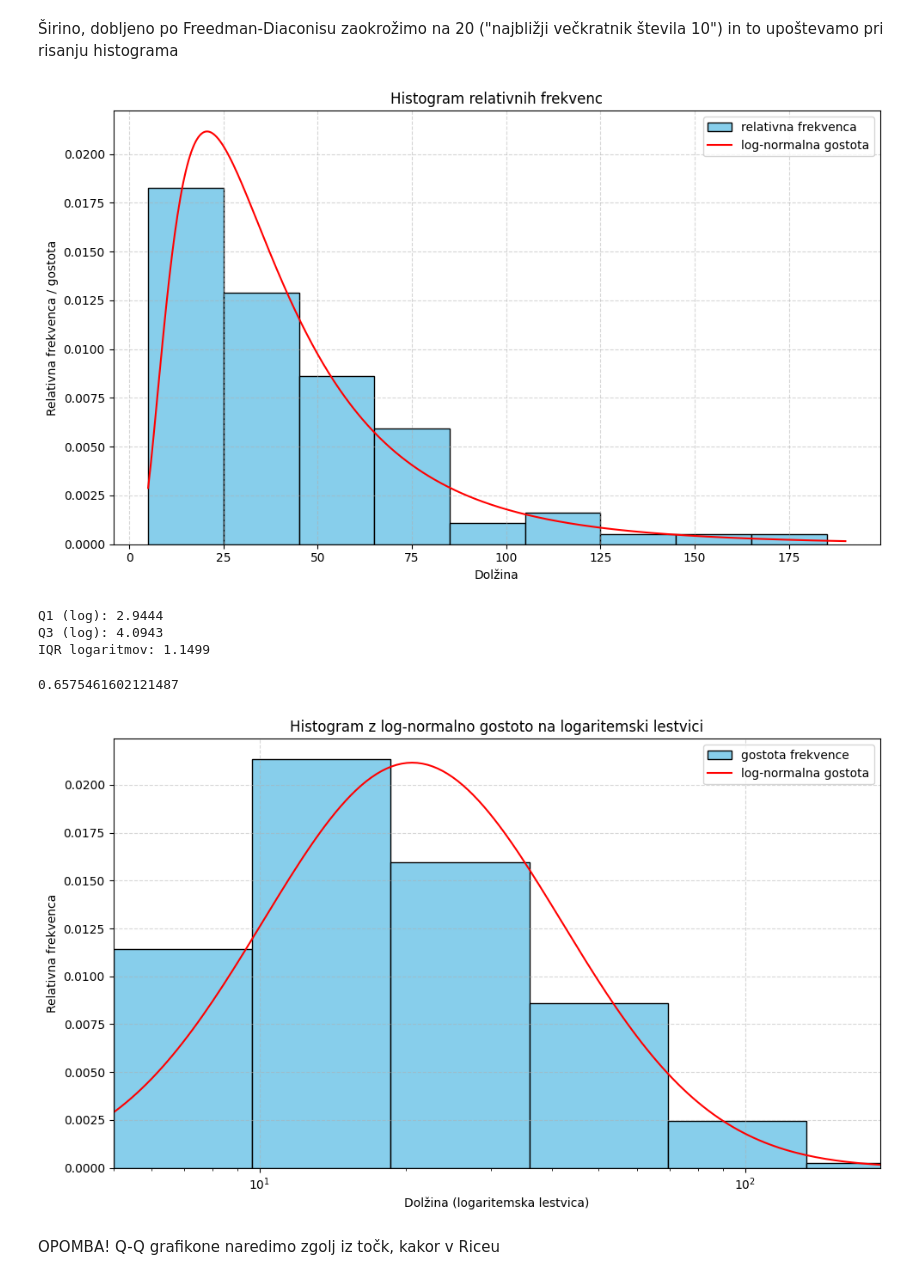
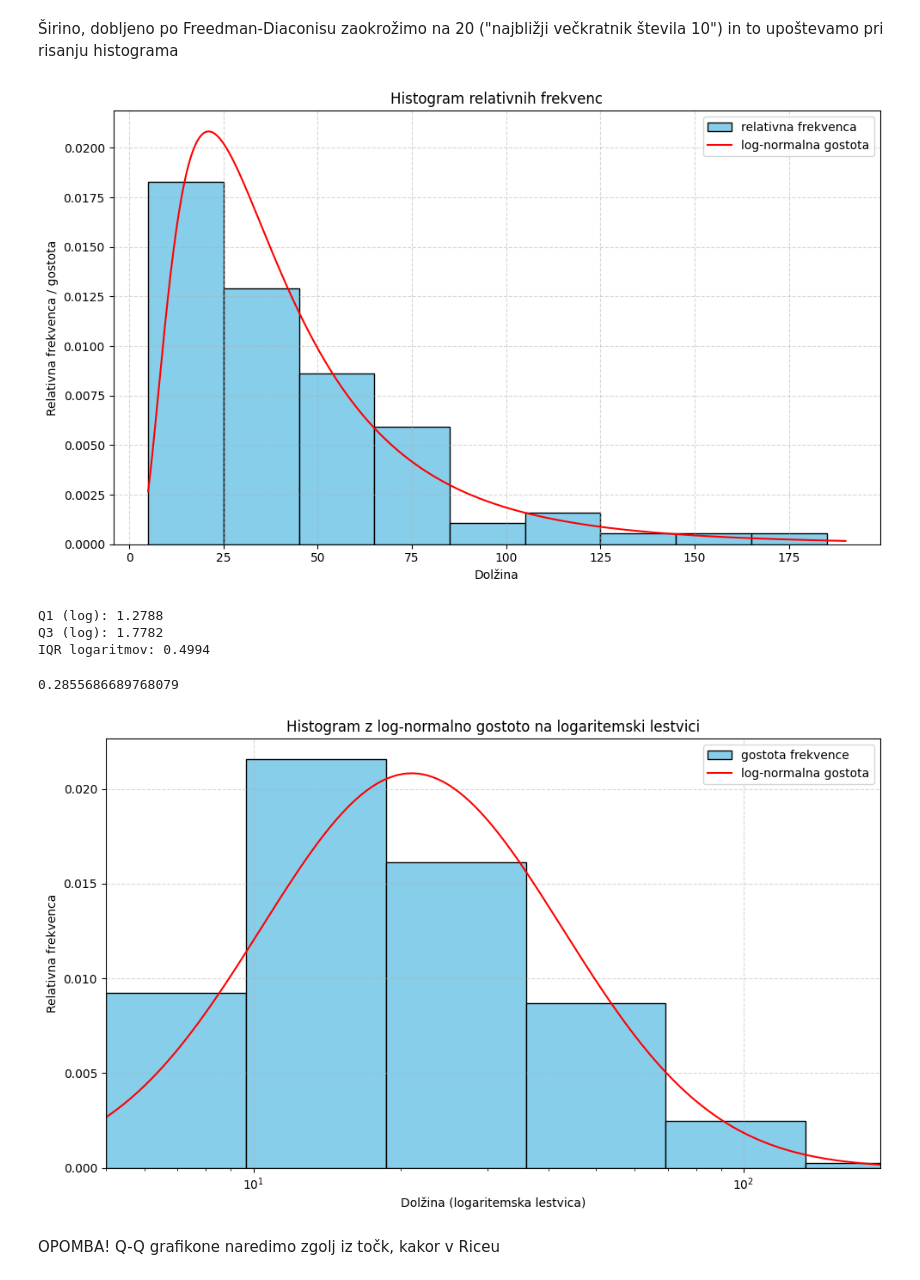
Before and after one commit to LukaLjevar/projektna_statistika, a Jupyter notebook: Hobotnice.ipynb, the cells around one changed output. Saved outputs shown, nothing was run; the diff lists cells and outputs as text; code cells hidden in the pictures.

```diff
--- a/Hobotnice.ipynb
+++ b/Hobotnice.ipynb
@@ -7,11 +7,8 @@ import scipy as sp
 import math
 import scipy.stats as stats
 # %%
-
-
 # Naloži podatke
-df = pd.read_csv('Hobotnice.csv')
-
+df = pd.read_csv('Hobotnice.csv', header=None)
 stolpec = df.columns[0]
 
 # Izračun povprečja in standardnega odklona
@@ -29,13 +26,6 @@ Standardni odklon: 35.6045
 
 $$w \doteq \frac{2.6  \cdot \mathrm{IQR}}{\sqrt[3]{n}}$$
 # %%
-#Poračunamo IQR:
-
-df = pd.read_csv('Hobotnice.csv', header=None)
-
-# Izberi stolpec
-stolpec = df.columns[0]
-
 # Izračun IQR
 q1_min = df[stolpec].quantile(0.25, interpolation = 'lower') # minimum prvega kvartila
 q3_max = df[stolpec].quantile(0.75, interpolation = 'higher') # maksimum tretjega kvartila
@@ -56,10 +46,6 @@ print(sirina)
 # %% [markdown]
 Širino, dobljeno po Freedman-Diaconisu zaokrožimo na 20 ("najbližji večkratnik števila 10") in to upoštevamo pri risanju histograma
 # %%
-from scipy.stats import lognorm
-
-df = pd.read_csv('Hobotnice.csv', header=None)
-
 # Histogram - določimo širino stolpca
 sirina = 20
 min_vrednost = df[stolpec].min()
@@ -70,15 +56,11 @@ meje = np.arange(min_vrednost, max_vrednost, sirina)
 plt.figure(figsize=(10, 6))
 plt.hist(df[stolpec], bins=meje, color='skyblue', edgecolor='black', density=True, label='relativna frekvenca')
 
-# Log-normalna gostota
-povp = 43.9677
-std = 35.6045
-
 # Pretvori v parametre log-normalne porazdelitve
 # iz aritmetičnega povprečja in odklona
-varianca = std**2
-phi = np.sqrt(np.log(1 + varianca / povp**2))        # sigma (parametrizacija lognorm)
-mu = np.log(povp) - 0.5 * phi**2                      # mu (log-povp)
+varianca = std_odklon**2
+phi = np.sqrt(np.log(1 + varianca / povprecje**2))        # sigma (parametrizacija lognorm)
+mu = np.log(povprecje) - 0.5 * phi**2                      # mu (log-povp)
 
 # x-vrednosti za gostoto
 x = np.linspace(min_vrednost, max_vrednost, 500)
@@ -95,7 +77,7 @@ plt.tight_layout()
 
 plt.show()
 # %% [output]
-[figure, old version]
+[figure, new version]
 # %%
 #Da določimo širine stolpcev, moramo poračunati še IQR logaritmov
 
@@ -103,7 +85,7 @@ plt.show()
 podatki = df[df[stolpec] > 0][stolpec]
 
 # Izračun logaritmov (naravni logaritem)
-log_podatki = np.log(podatki)
+log_podatki = np.log10(podatki)
 
 # Izračun IQR logaritmov
 q1 = np.quantile(log_podatki, 0.25, method = 'lower') # Vzamemo najmanjšo vrednost za prvi kvartil
@@ -115,46 +97,46 @@ print(f"Q1 (log): {q1:.4f}")
 print(f"Q3 (log): {q3:.4f}")
 print(f"IQR logaritmov: {iqr_log:.4f}")
 # %% [output]
-Q1 (log): 2.9444
-Q3 (log): 4.0943
-IQR logaritmov: 1.1499
+Q1 (log): 1.2788
+Q3 (log): 1.7782
+IQR logaritmov: 0.4994
 # %%
 #Poračunamo širine razredov po modificiranem Freedman-Diaconisovem pravilu:
 n = len(log_podatki)
 sirina_log = 2.6 * iqr_log / np.cbrt(n)
 print(sirina_log)
 # %% [output]
-0.6575461602121487
+0.2855686689768079
 # %%
 #Najprej podatke logaritmiramo in enako široke razrede določimo na logaritmiranih podatkih.
 #To omogoča, da bodo navidezne širine enake na logaritemski lestvici.
 #Nato meje razredov eksponenciramo, da dobimo meje v originalni lestvici.
 # Določimo robove razredov na log-lestvici
 min_log = log_podatki.min()
 max_log = log_podatki.max()
 meje_log = np.arange(min_log, max_log + sirina_log, sirina_log)
-razredi = np.exp(meje_log)  # pretvori nazaj v originalno lestvico, zato da bodo "enake" širine na logaritemski lestvici
+razredi = np.power(10, meje_log)  # pretvori nazaj v originalno lestvico, zato da bodo "enake" širine na logaritemski lestvici
 
 # Histogram
 plt.figure(figsize=(10, 6))
 plt.hist(podatki, bins=razredi, color='skyblue', edgecolor='black', density=True, label='gostota frekvence')
 
 # Log-normalna gostota
 x = np.logspace(0, np.log(podatki.max()), 500)
 pdf = lognorm.pdf(x, s=phi, scale=np.exp(mu))
 plt.plot(x, pdf, 'r-', label='log-normalna gostota')
 
 plt.xscale('log')
 plt.xlim(podatki.min(), podatki.max())
 plt.xlabel('Dolžina (logaritemska lestvica)')
 plt.ylabel('Relativna frekvenca')
 plt.title('Histogram z log-normalno gostoto na logaritemski lestvici')
 plt.grid(True, linestyle='--', alpha=0.5)
 plt.legend()
 plt.tight_layout()
 plt.show()
 # %% [output]
-[figure, old version]
+[figure, new version]
 # %% [markdown]
 OPOMBA!
 Q-Q grafikone naredimo zgolj iz točk, kakor v Riceu
```
Also changed, not shown: parts of 2 cells of this notebook.
